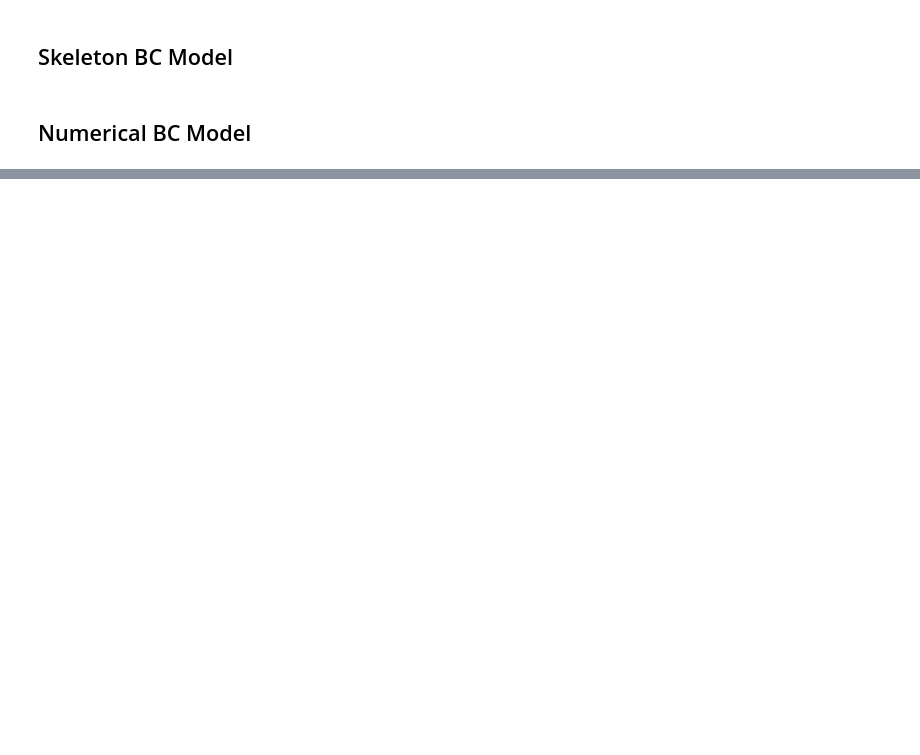
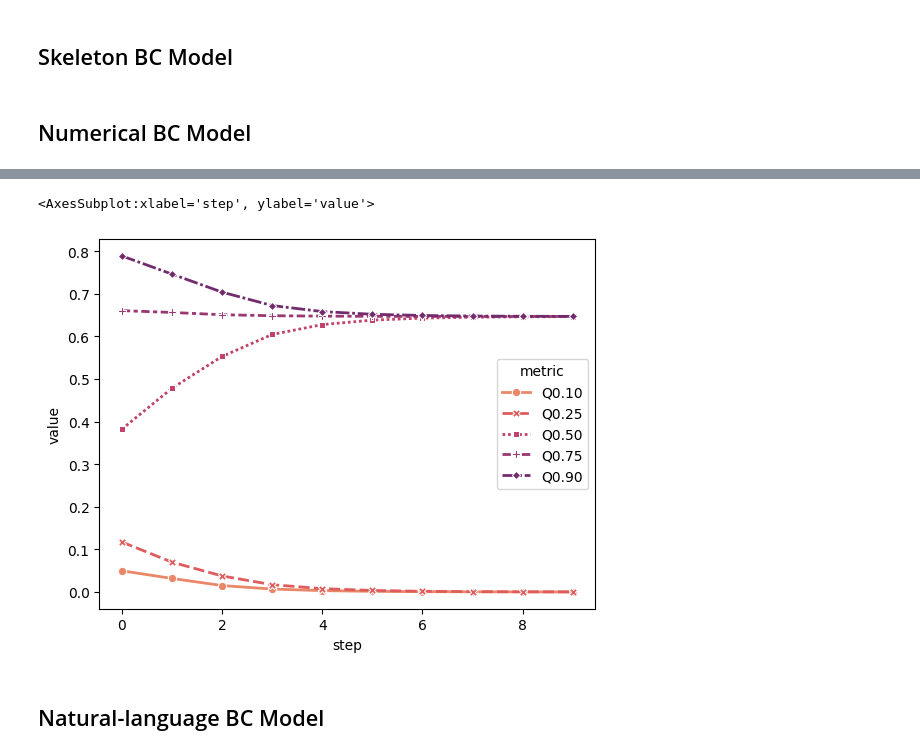
Before and after one commit to debatelab/genai-epistemology, a Jupyter notebook: notebooks/bounded_confidence_llm.ipynb, the cells around one changed output, grey strips where cells are left out. Drawn from its saved outputs; the diff is of its cells as text; code cells hidden in the pictures; blank space fills up the shorter version.

```diff
--- a/notebooks/bounded_confidence_llm.ipynb
+++ b/notebooks/bounded_confidence_llm.ipynb
@@ -245,0 +426,7 @@ sns.lineplot(df_opinions, x="step", y="opinion", hue="uid", legend=False)
+# %%
+rainer.plot_diff_evolution()
+# %% [output]
+<AxesSubplot:xlabel='step', ylabel='value'>
+[figure, added]
+# %% [markdown]
+## Natural-language BC Model
```
Also changed, not shown: parts of 30 cells of this notebook.
